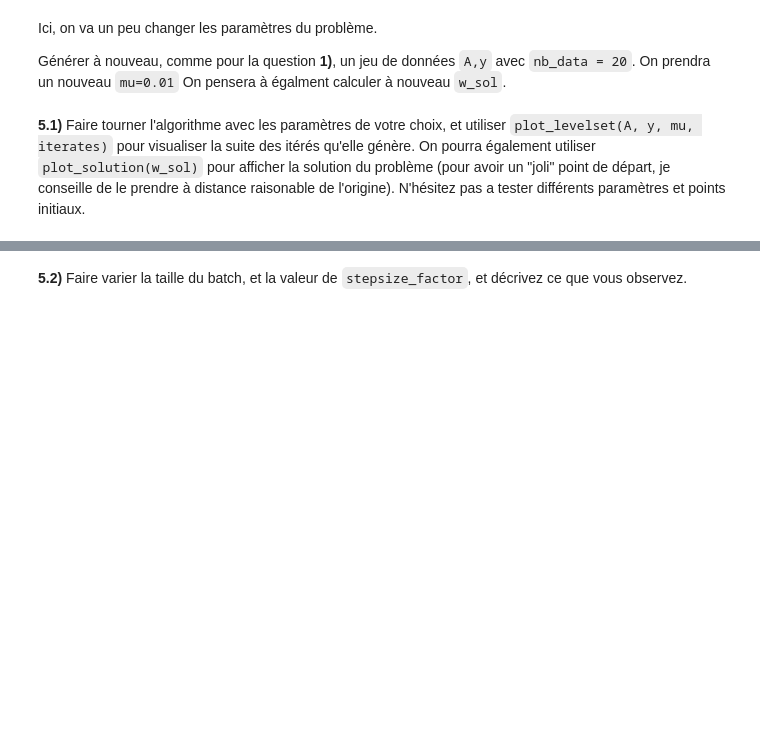
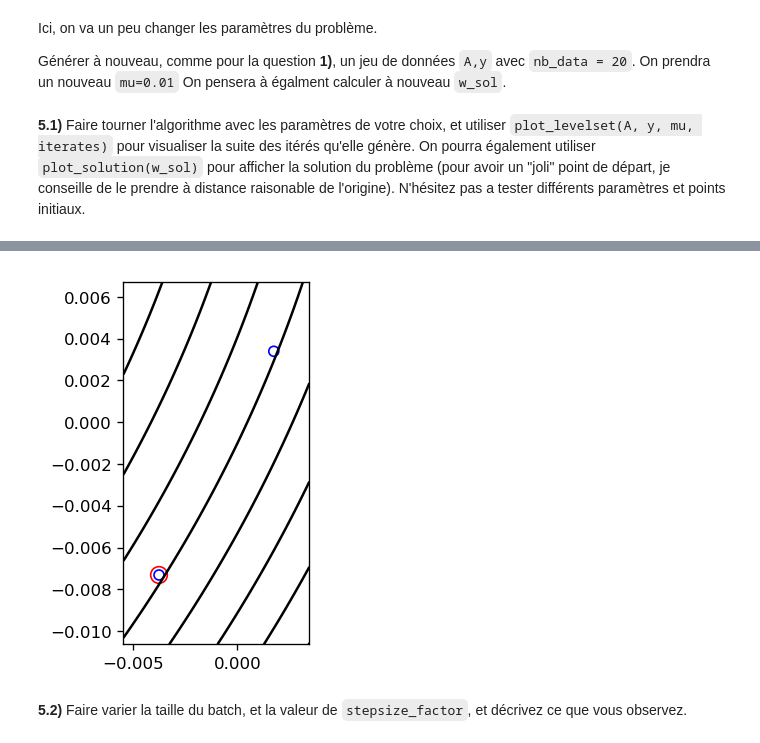
Before and after one commit to JLechuga94/ML-Optimisation, a Jupyter notebook: TP_students.ipynb, the cells around one changed output, grey strips where cells are left out. Drawn from its saved outputs; the diff is of its cells as text; code cells hidden in the pictures; blank space fills up the shorter version.

```diff
--- a/TP_students.ipynb
+++ b/TP_students.ipynb
@@ -716,5 +762,10 @@ def plot_solution(w_sol, radius=None):
 Ici, on va un peu changer les paramètres du problème.
 
 Générer à nouveau, comme pour la question **1)**, un jeu de données `A,y` avec `nb_data = 20`. On prendra un nouveau `mu=0.01` On pensera à égalment calculer à nouveau `w_sol`.
+# %%
+#A = randn(50,100)
+#y = randn(50,1)
+nb_data = 20
+mu=0.01
 # %% [markdown]
 **5.1)** Faire tourner l'algorithme avec les paramètres de votre choix, et utiliser `plot_levelset(A, y, mu, iterates)` pour visualiser la suite des itérés qu'elle génère. On pourra également utiliser `plot_solution(w_sol)` pour afficher la solution du problème (pour avoir un "joli" point de départ, je conseille de le prendre à distance raisonable de l'origine). N'hésitez pas a tester différents paramètres et points initiaux.
@@ -721,3 +782,8 @@ Générer à nouveau, comme pour la question **1)**, un jeu de données `A,y` av
+# %%
+#FUCKED
+plot_levelset(A, y, mu, iterates)
+# %% [output]
+[figure, added]
 # %% [markdown]
 **5.2)** Faire varier la taille du batch, et la valeur de `stepsize_factor`, et décrivez ce que vous observez.
 # %% [markdown]
```
Also changed, not shown: parts of 22 cells of this notebook.
